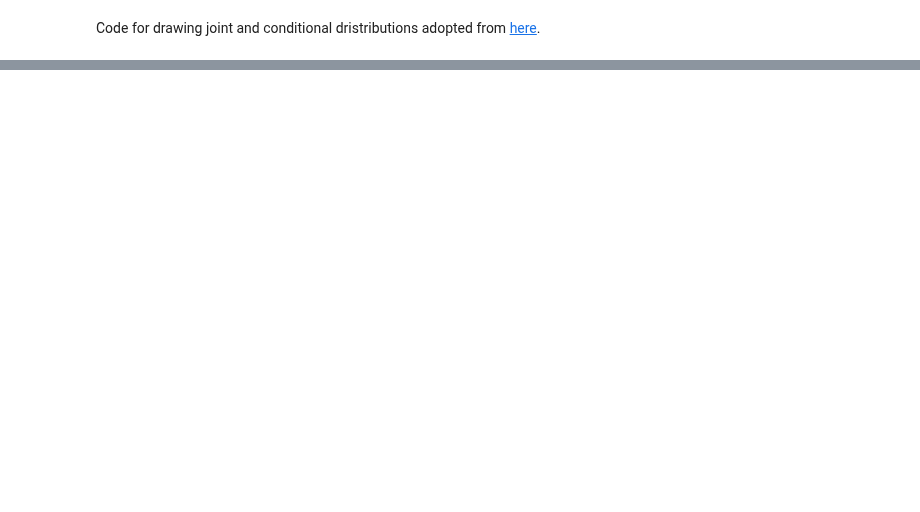
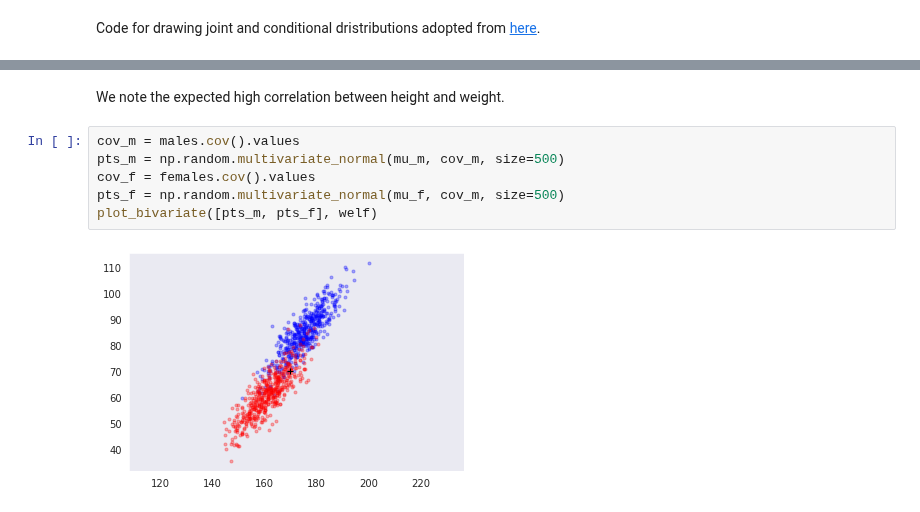
Before and after one commit to WelfLowe/ML4non-programmers, a Jupyter notebook: AI_Technology_Introduction.ipynb, the cells around one changed output, grey strips where cells are left out. Saved outputs shown, nothing was run; the diff lists cells and outputs as text; blank space fills up the shorter version.

```diff
--- a/AI_Technology_Introduction.ipynb
+++ b/AI_Technology_Introduction.ipynb
@@ -498,0 +539,10 @@ plot_marginal_distributions(np.c_[mu_m], cov_m, welf)
+# %% [markdown]
+We note the expected high correlation between height and weight.
+# %%
+cov_m = males.cov().values
+pts_m = np.random.multivariate_normal(mu_m, cov_m, size=500)
+cov_f = females.cov().values
+pts_f = np.random.multivariate_normal(mu_f, cov_m, size=500)
+plot_bivariate([pts_m, pts_f], welf)
+# %% [output]
+[figure, added]
```
Also changed, not shown: parts of 24 cells of this notebook.
